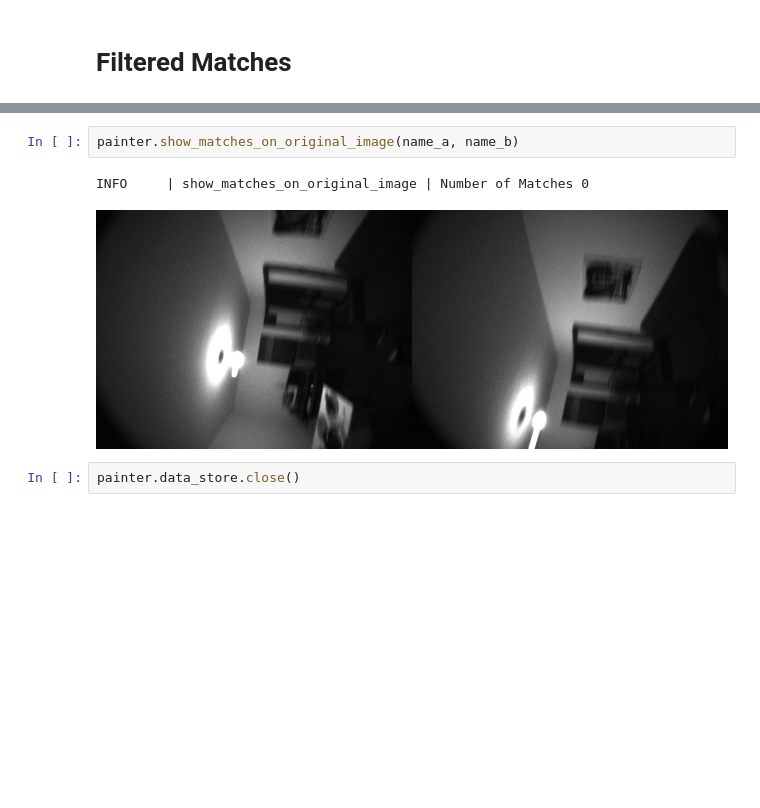
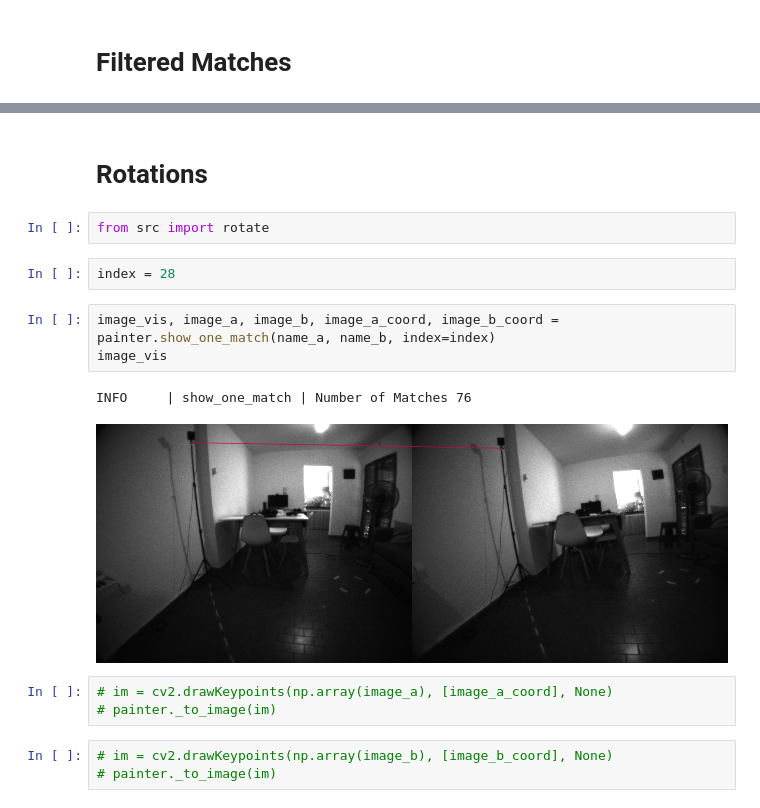
Before and after one commit to pranav-ap/keypoint_dataset_pipeline, a Jupyter notebook: notebooks/painter_canvas.ipynb, the cells around one changed output, grey strips where cells are left out. Saved outputs shown, nothing was run; the diff lists cells and outputs as text; blank space fills up the shorter version.

```diff
--- a/notebooks/painter_canvas.ipynb
+++ b/notebooks/painter_canvas.ipynb
@@ -52,7 +48,18 @@ INFO     | show_filtered_matches | Number of Matches 0
-# %%
-painter.show_matches_on_original_image(name_a, name_b)
-# %% [output]
-INFO     | show_matches_on_original_image | Number of Matches 0
-[figure, removed]
-# %%
-painter.data_store.close()
+# %% [markdown]
+# Rotations
+# %%
+from src import rotate
+# %%
+index = 28
+# %%
+image_vis, image_a, image_b, image_a_coord, image_b_coord = painter.show_one_match(name_a, name_b, index=index)
+image_vis
+# %% [output]
+INFO     | show_one_match | Number of Matches 76
+[figure, added]
+# %%
+# im = cv2.drawKeypoints(np.array(image_a), [image_a_coord], None)
+# painter._to_image(im)
+# %%
+# im = cv2.drawKeypoints(np.array(image_b), [image_b_coord], None)
+# painter._to_image(im)
```
Also changed, not shown: parts of 14 cells of this notebook, 7 other files.
